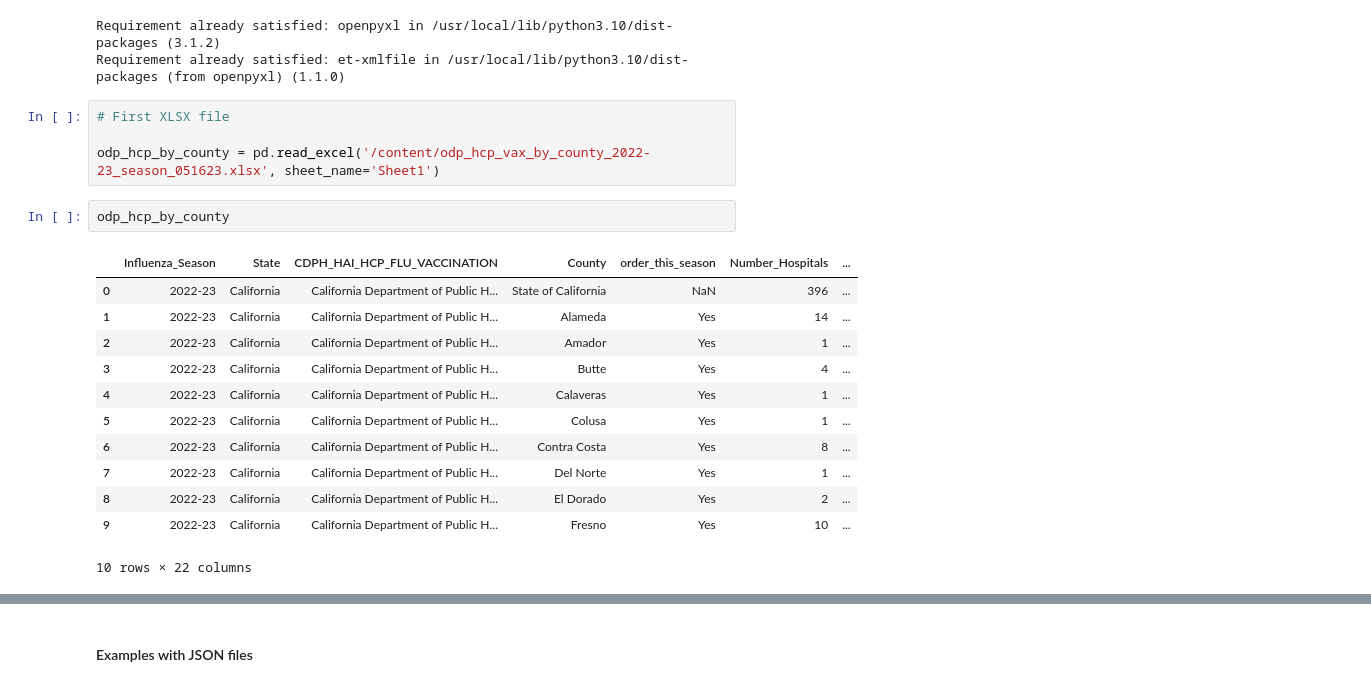
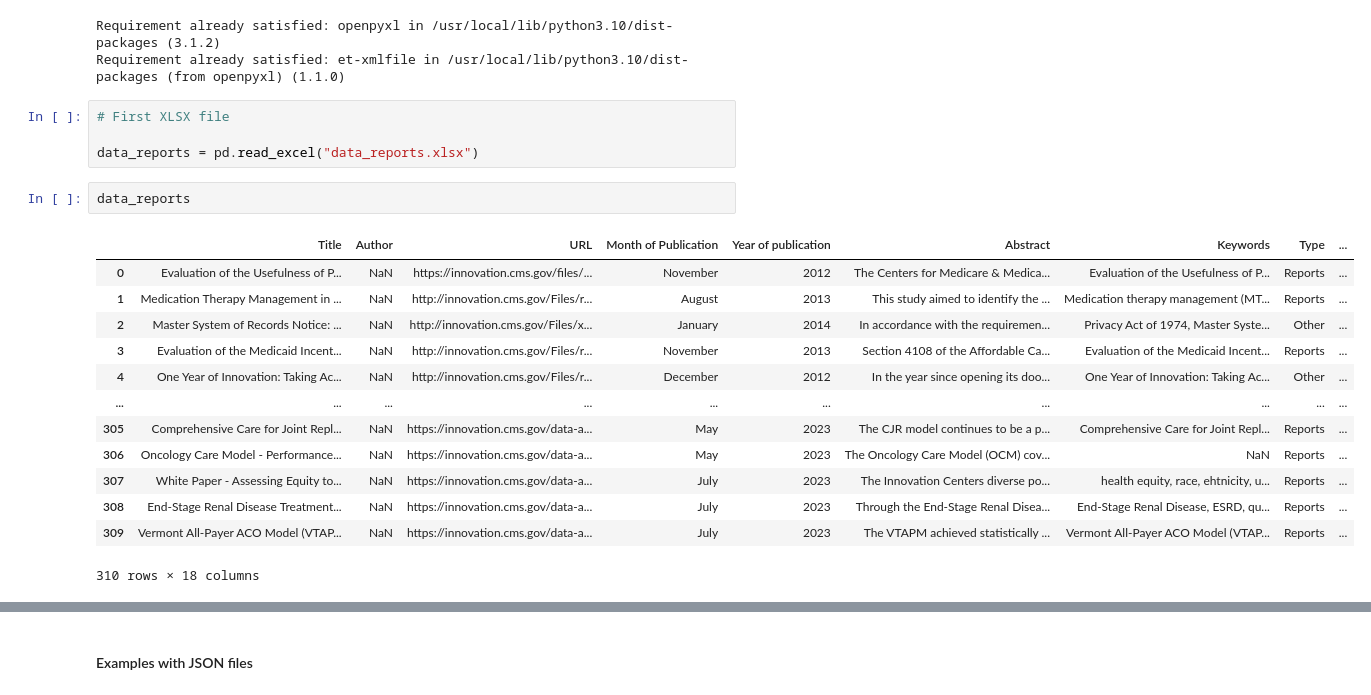
Before and after one commit to Alyssasorensen/datasci_1_loading, a Jupyter notebook: HHA507Assignment1.ipynb, the cells around one changed output, grey strips where cells are left out. Saved outputs shown, nothing was run; the diff lists cells and outputs as text.

```diff
--- a/HHA507Assignment1.ipynb
+++ b/HHA507Assignment1.ipynb
@@ -83,19 +83,20 @@ Requirement already satisfied: et-xmlfile in /usr/local/lib/python3.10/dist-pack
 # %%
 # First XLSX file
 
-odp_hcp_by_county = pd.read_excel('/content/odp_hcp_vax_by_county_2022-23_season_051623.xlsx', sheet_name='Sheet1')
+data_reports = pd.read_excel("data_reports.xlsx")
-# %%
-odp_hcp_by_county
-# %% [output]
-|  | Influenza_Season | State | CDPH_HAI_HCP_FLU_VACCINATION | County | order_this_season | Number_Hospitals | ... |
-| 0 | 2022-23 | California | California Department of Public H... | State of California | NaN | 396 | ... |
-| 1 | 2022-23 | California | California Department of Public H... | Alameda | Yes | 14 | ... |
-| 2 | 2022-23 | California | California Department of Public H... | Amador | Yes | 1 | ... |
-| 3 | 2022-23 | California | California Department of Public H... | Butte | Yes | 4 | ... |
-| 4 | 2022-23 | California | California Department of Public H... | Calaveras | Yes | 1 | ... |
-| 5 | 2022-23 | California | California Department of Public H... | Colusa | Yes | 1 | ... |
-| 6 | 2022-23 | California | California Department of Public H... | Contra Costa | Yes | 8 | ... |
-| 7 | 2022-23 | California | California Department of Public H... | Del Norte | Yes | 1 | ... |
-| 8 | 2022-23 | California | California Department of Public H... | El Dorado | Yes | 2 | ... |
-| 9 | 2022-23 | California | California Department of Public H... | Fresno | Yes | 10 | ... |
-10 rows × 22 columns
+# %%
+data_reports
+# %% [output]
+|  | Title | Author | URL | Month of Publication | Year of publication | Abstract | Keywords | Type | ... |
+| 0 | Evaluation of the Usefulness of P... | NaN | https://innovation.cms.gov/files/... | November | 2012 | The Centers for Medicare & Medica... | Evaluation of the Usefulness of P... | Reports | ... |
+| 1 | Medication Therapy Management in ... | NaN | http://innovation.cms.gov/Files/r... | August | 2013 | This study aimed to identify the ... | Medication therapy management (MT... | Reports | ... |
+| 2 | Master System of Records Notice: ... | NaN | http://innovation.cms.gov/Files/x... | January | 2014 | In accordance with the requiremen... | Privacy Act of 1974, Master Syste... | Other | ... |
+| 3 | Evaluation of the Medicaid Incent... | NaN | http://innovation.cms.gov/Files/r... | November | 2013 | Section 4108 of the Affordable Ca... | Evaluation of the Medicaid Incent... | Reports | ... |
+| 4 | One Year of Innovation: Taking Ac... | NaN | http://innovation.cms.gov/Files/r... | December | 2012 | In the year since opening its doo... | One Year of Innovation: Taking Ac... | Other | ... |
+| ... | ... | ... | ... | ... | ... | ... | ... | ... | ... |
+| 305 | Comprehensive Care for Joint Repl... | NaN | https://innovation.cms.gov/data-a... | May | 2023 | The CJR model continues to be a p... | Comprehensive Care for Joint Repl... | Reports | ... |
+| 306 | Oncology Care Model - Performance... | NaN | https://innovation.cms.gov/data-a... | May | 2023 | The Oncology Care Model (OCM) cov... | NaN | Reports | ... |
+| 307 | White Paper - Assessing Equity to... | NaN | https://innovation.cms.gov/data-a... | July | 2023 | The Innovation Centers diverse po... | health equity, race, ehtnicity, u... | Reports | ... |
+| 308 | End-Stage Renal Disease Treatment... | NaN | https://innovation.cms.gov/data-a... | July | 2023 | Through the End-Stage Renal Disea... | End-Stage Renal Disease, ESRD, qu... | Reports | ... |
+| 309 | Vermont All-Payer ACO Model (VTAP... | NaN | https://innovation.cms.gov/data-a... | July | 2023 | The VTAPM achieved statistically ... | Vermont All-Payer ACO Model (VTAP... | Reports | ... |
+310 rows × 18 columns
```
Also changed, not shown: parts of 9 cells of this notebook.
